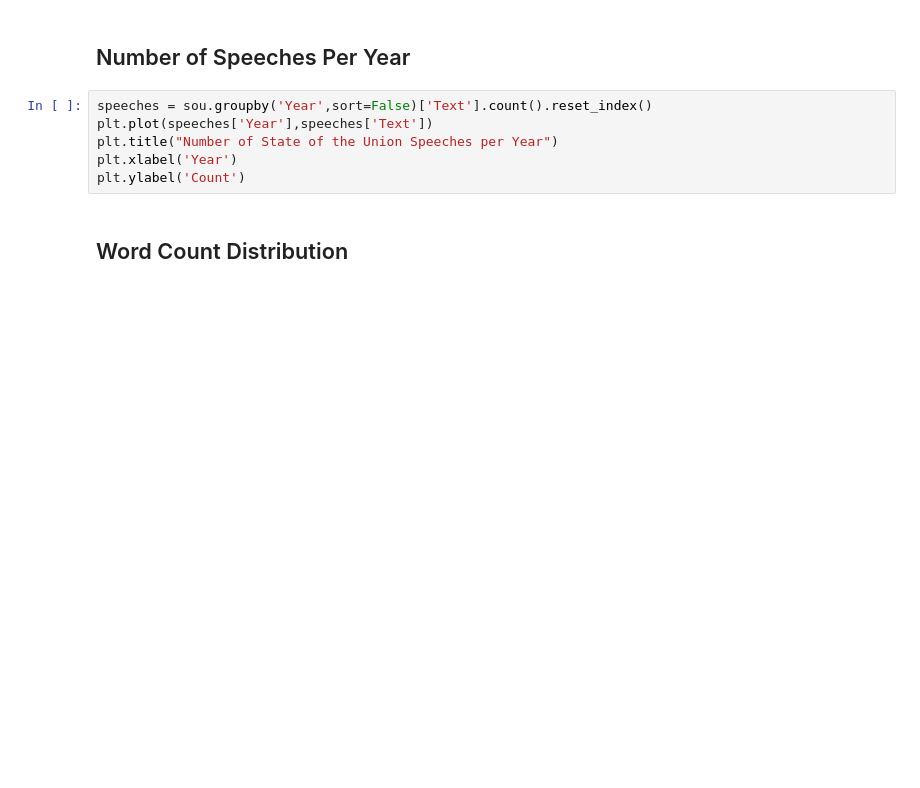
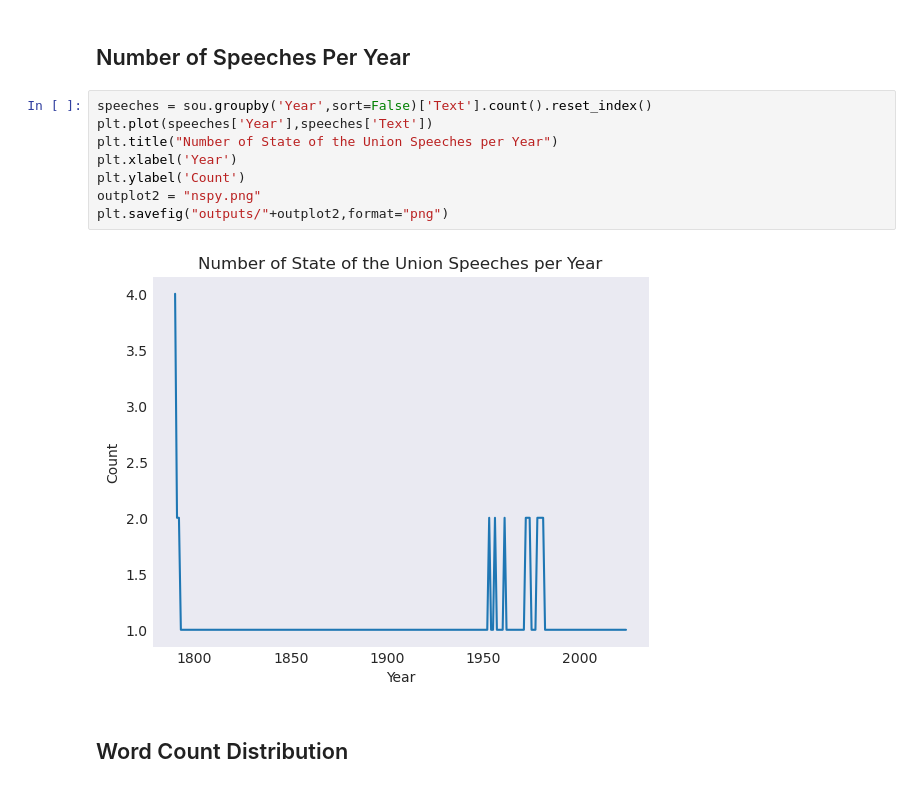
Before and after one commit to UCB-stat-159-f25/proj02-group27, a Jupyter notebook: nlp-P01.ipynb, the cells around one changed output. Drawn from its saved outputs; the diff is of its cells as text; blank space fills up the shorter version.

```diff
--- a/nlp-P01.ipynb
+++ b/nlp-P01.ipynb
@@ -28,9 +45,13 @@ plt.ylabel('Count')
 # %%
 speeches = sou.groupby('Year',sort=False)['Text'].count().reset_index()
 plt.plot(speeches['Year'],speeches['Text'])
 plt.title("Number of State of the Union Speeches per Year")
 plt.xlabel('Year')
 plt.ylabel('Count')
+outplot2 = "nspy.png"
+plt.savefig("outputs/"+outplot2,format="png")
+# %% [output]
+[figure, added]
 # %% [markdown]
 ## Word Count Distribution
 # %%
```
Also changed, not shown: parts of 6 cells of this notebook, 6 other files.
